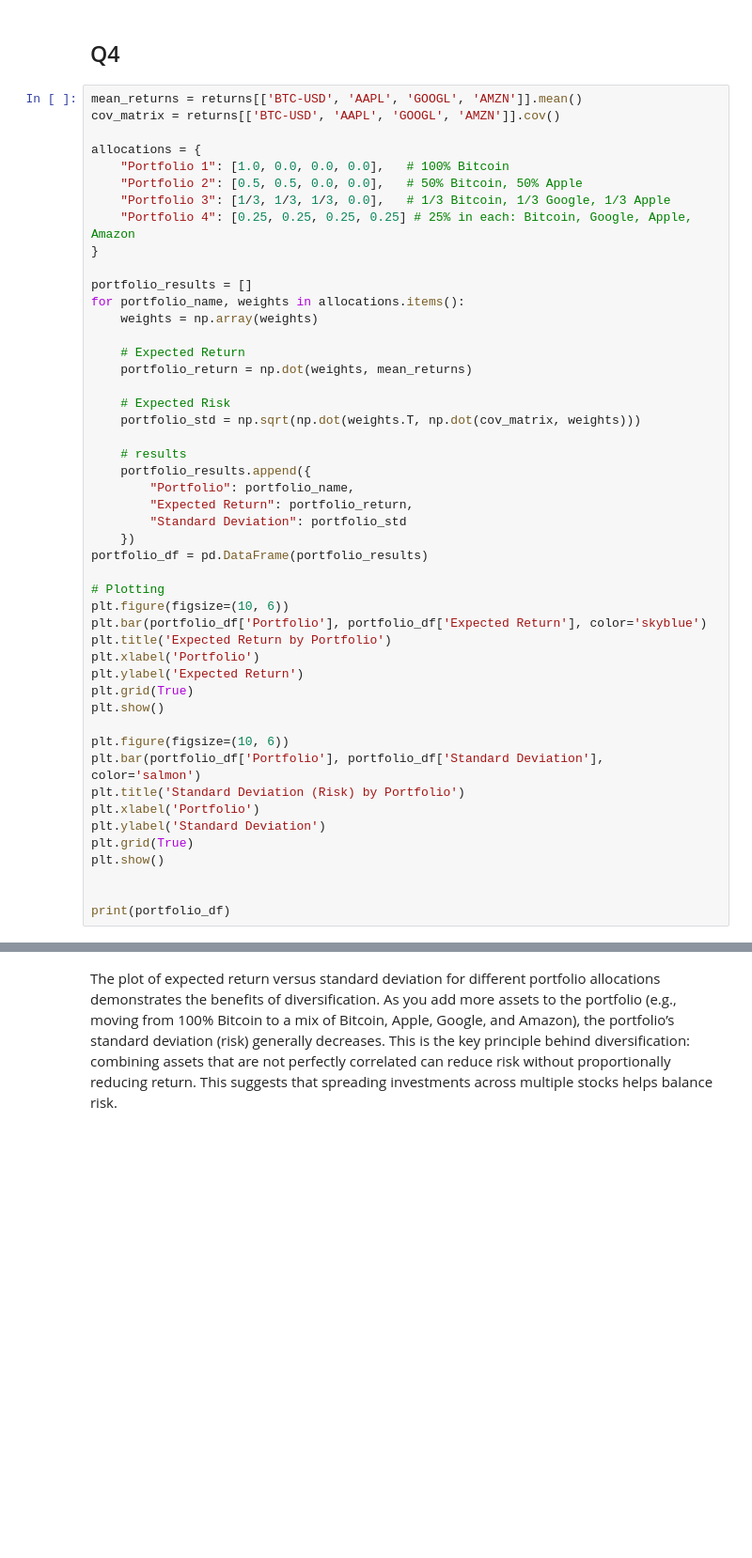
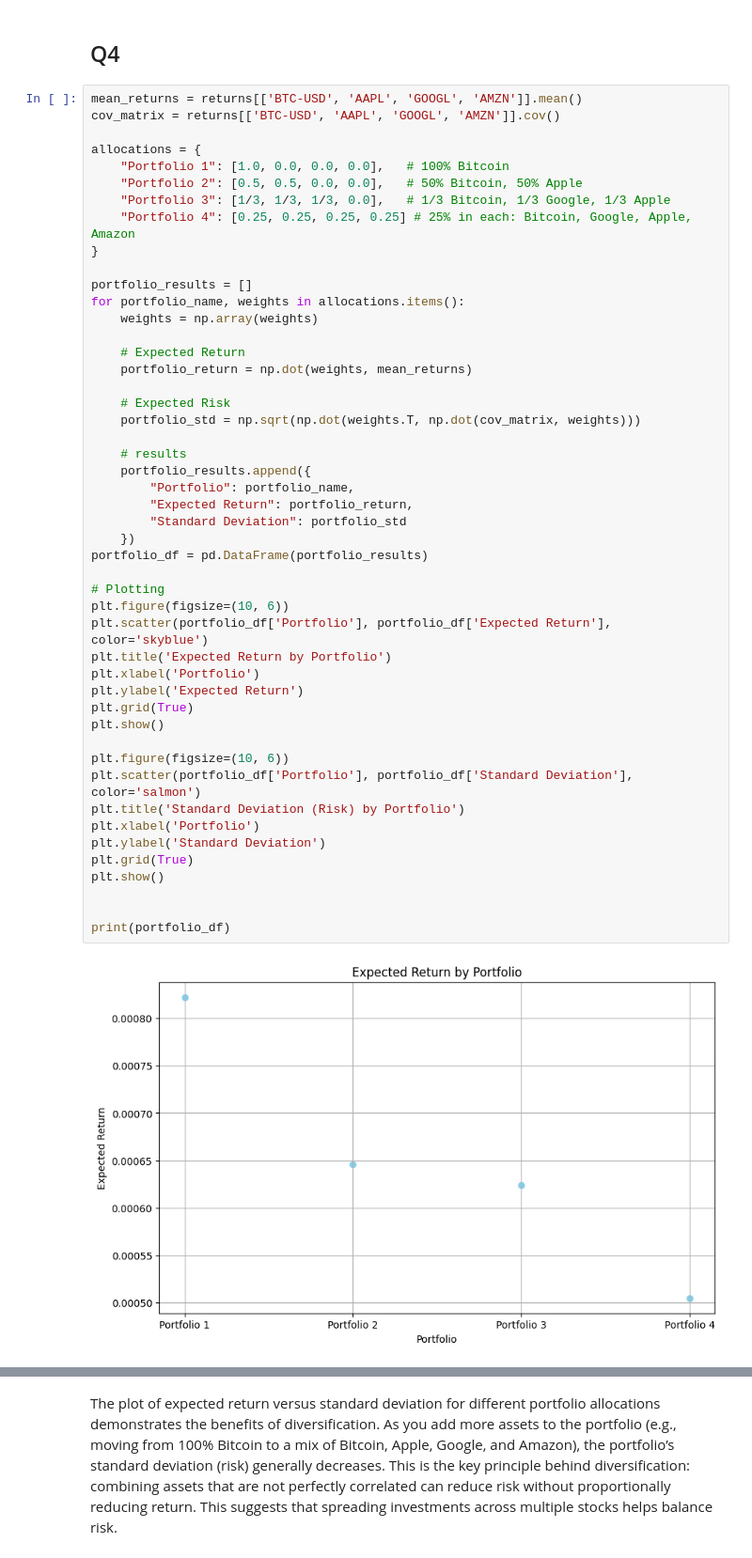
Before and after one commit to damlakayikci/Financial-Applications-of-Machine-Learning, a Jupyter notebook: ps1/main.ipynb, the cells around one changed output, grey strips where cells are left out. Shown: that part at 94% size. Drawn from its saved outputs; the diff is of its cells as text; blank space fills up the shorter version.

```diff
--- a/ps1/main.ipynb
+++ b/ps1/main.ipynb
@@ -284,32 +286,33 @@ for portfolio_name, weights in allocations.items():
 
     # Expected Risk
     portfolio_std = np.sqrt(np.dot(weights.T, np.dot(cov_matrix, weights)))
 
     # results
     portfolio_results.append({
         "Portfolio": portfolio_name,
         "Expected Return": portfolio_return,
         "Standard Deviation": portfolio_std
     })
 portfolio_df = pd.DataFrame(portfolio_results)
 
 # Plotting
 plt.figure(figsize=(10, 6))
-plt.bar(portfolio_df['Portfolio'], portfolio_df['Expected Return'], color='skyblue')
+plt.scatter(portfolio_df['Portfolio'], portfolio_df['Expected Return'], color='skyblue')
 plt.title('Expected Return by Portfolio')
 plt.xlabel('Portfolio')
 plt.ylabel('Expected Return')
 plt.grid(True)
 plt.show()
 
 plt.figure(figsize=(10, 6))
-plt.bar(portfolio_df['Portfolio'], portfolio_df['Standard Deviation'], color='salmon')
+plt.scatter(portfolio_df['Portfolio'], portfolio_df['Standard Deviation'], color='salmon')
 plt.title('Standard Deviation (Risk) by Portfolio')
 plt.xlabel('Portfolio')
 plt.ylabel('Standard Deviation')
 plt.grid(True)
 plt.show()
 
 
 print(portfolio_df)
 # %% [output]
+[figure, added]
```
Also changed, not shown: parts of 4 cells of this notebook, 1 other file.
